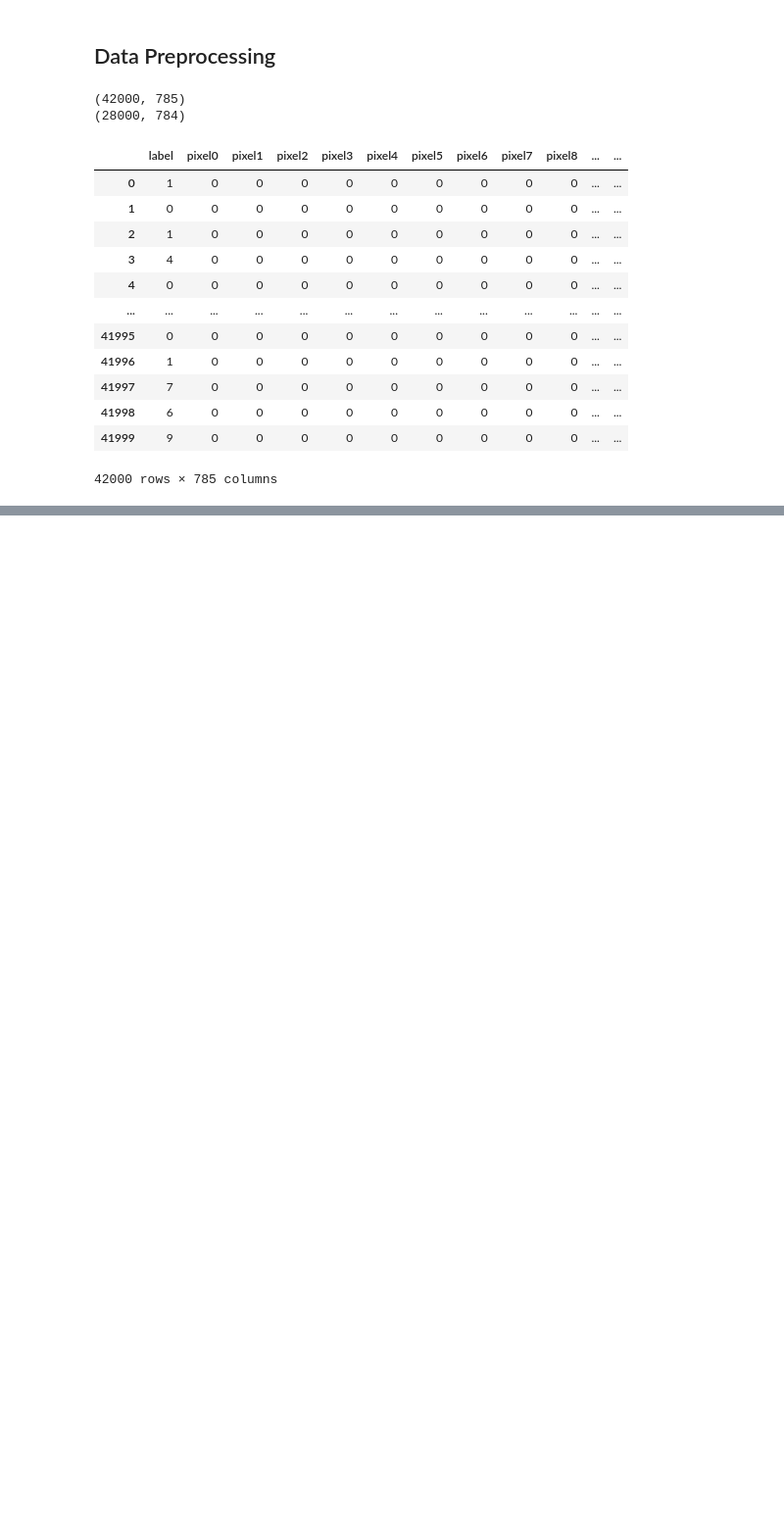
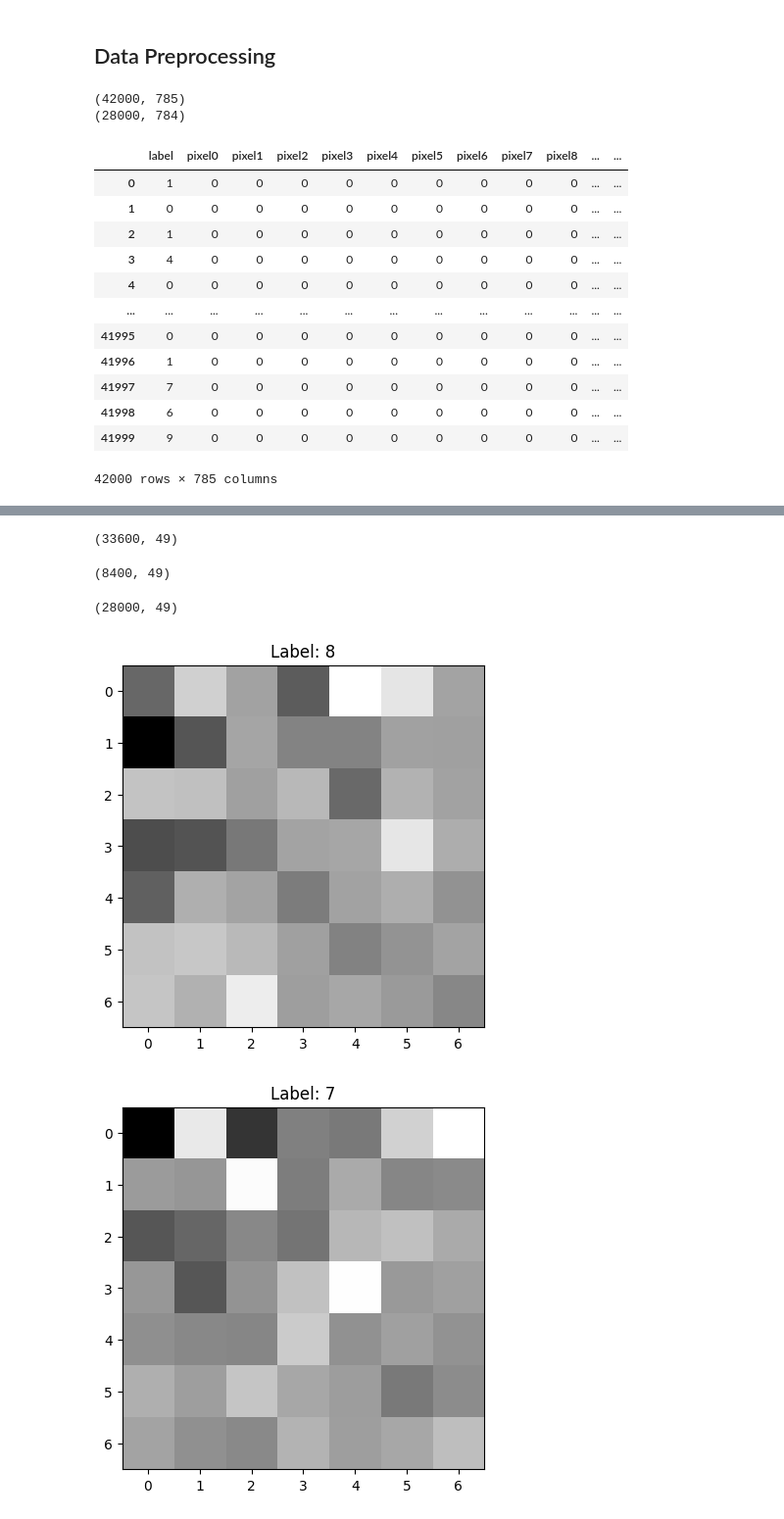
Before and after one commit to vohoa2004/AI3_ML_Projects, a Jupyter notebook: digit_recognizer/DigitRecognizer.ipynb, the cells around one changed output, grey strips where cells are left out. Shown at 98% size. Saved outputs shown, nothing was run; the diff lists cells and outputs as text; code cells hidden in the pictures; blank space fills up the shorter version.

```diff
--- a/digit_recognizer/DigitRecognizer.ipynb
+++ b/digit_recognizer/DigitRecognizer.ipynb
@@ -34,9 +49,14 @@ train_df
 42000 rows × 785 columns
 # %%
 # split dataset in train.csv to x_train, x_test and y_train, y_test
+
 from sklearn.model_selection import train_test_split
 
-model_train_df = train_df.values[:10000]
+
+model_train_df = train_df.values
+
 y_train_full = model_train_df[:,0]
+
 x_train_full = model_train_df[:,1:]
+
 x_train, x_test, y_train, y_test = train_test_split(x_train_full, y_train_full, test_size=0.2)
@@ -66,6 +81,0 @@ plt.show()
-# %%
-# Hiển thị 3 hình ảnh bất kỳ từ tập train
-for index in range(0,3):
-  plt.imshow(x_train[index].reshape(28,28), cmap='gray') # Hiển thị ảnh dưới dạng thang độ xám
-  plt.title(f"Label: {y_train[index]}")  # Hiển thị nhãn của ảnh
-  plt.show()
@@ -76,6 +81,0 @@ for index in range(0,3):
-# %%
-# Hiển thị 3 hình ảnh bất kỳ từ tập test
-for index in range(0,3):
-  plt.imshow(x_test[index].reshape(28,28), cmap='gray') # Hiển thị ảnh dưới dạng thang độ xám
-  plt.title(f"Label: {y_test[index]}")  # Hiển thị nhãn của ảnh
-  plt.show()
@@ -221,0 +90,31 @@ for index in random_numbers:
+# %%
+# PCA
+pca = PCA(n_components=49)
+x_train_pca = pca.fit_transform(x_train)
+x_test_pca = pca.transform(x_test)
+x_test_final_pca = pca.transform(x_test_final)
+# %%
+x_train_pca.shape
+# %% [output]
+(33600, 49)
+# %%
+x_test_pca.shape
+# %% [output]
+(8400, 49)
+# %%
+x_test_final_pca.shape
+# %% [output]
+(28000, 49)
+# %%
+# Hiển thị 3 hình ảnh bất kỳ từ tập train
+
+for index in range(0,3):
+
+  plt.imshow(x_train_pca[index].reshape(7,7), cmap='gray') # Hiển thị ảnh dưới dạng thang độ xám
+
+  plt.title(f"Label: {y_train[index]}")  # Hiển thị nhãn của ảnh
+
+  plt.show()
+# %% [output]
+[figure, added]
+[figure, added]
```
Also changed, not shown: parts of 46 cells of this notebook.
